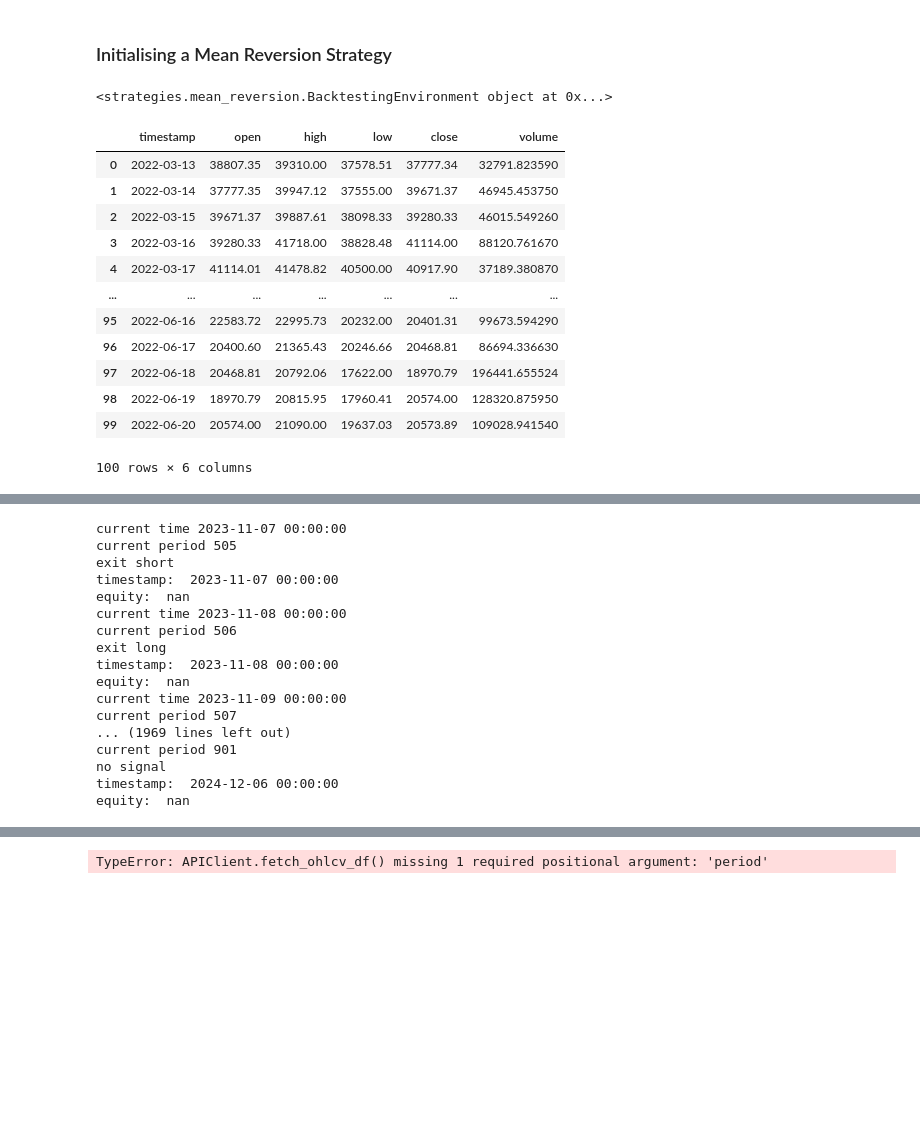
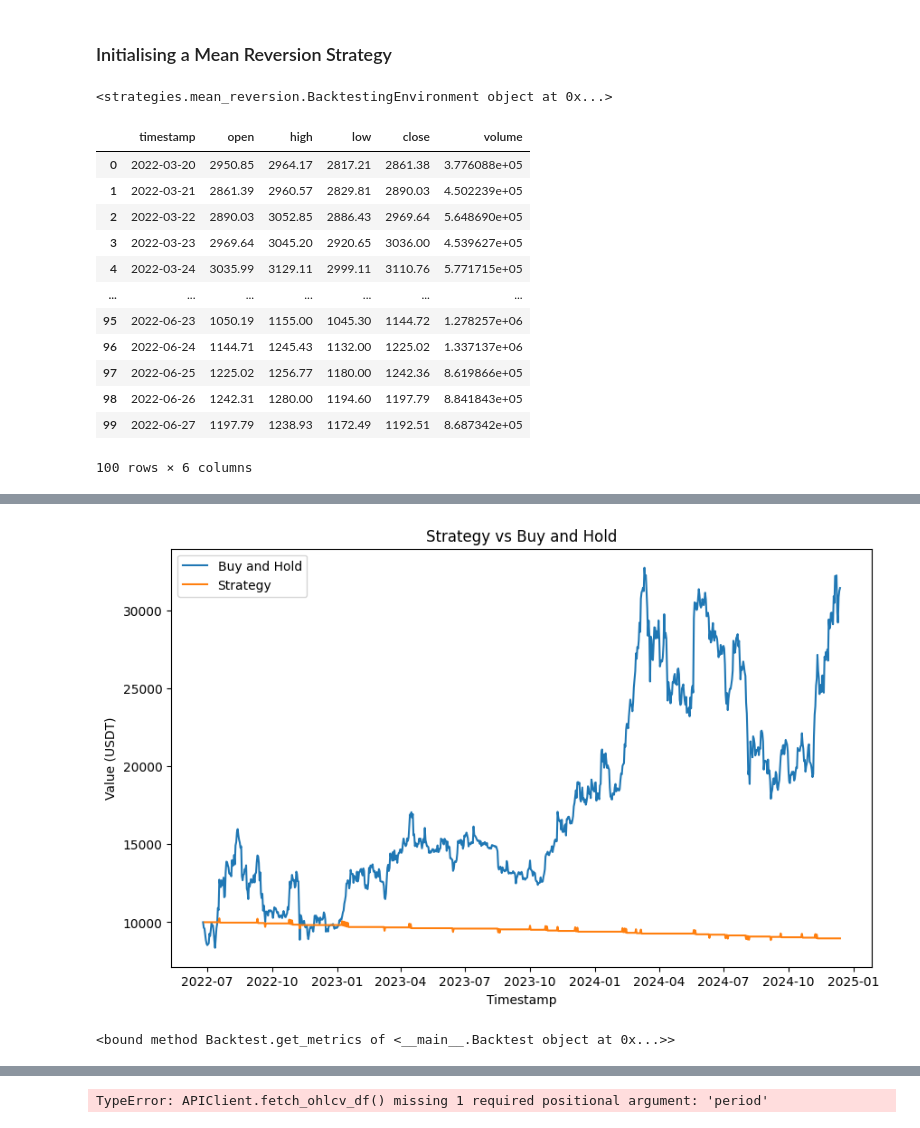
Before and after one commit to fatdadat/trading-algo, a Jupyter notebook: backtesting/backtest.ipynb, the cells around one changed output, grey strips where cells are left out. Cells and saved outputs as stored; diff of their text form; code cells hidden in the pictures; blank space fills up the shorter version.

Commit message:
fixed equity plot

```diff
--- a/backtesting/backtest.ipynb
+++ b/backtesting/backtest.ipynb
@@ -30,6 +31,8 @@ The autoreload extension is already loaded. To reload it, use:
   %reload_ext autoreload
 # %%
 class Backtest:
+    # TODO: Make strategy class for just buy and hold lol to plot
+    # Make backtest class support different strategies
     def __init__(self, strategy: MeanReversionStrat):
         self.strategy = strategy
         self.equity_curve = [{
@@ -39,12 +42,19 @@ class Backtest:
 
     def run(self):
         #make for loop until no more data left with update period function
+        trade_file_path = 'trades/mean_reversion_trades.csv'
+        if Path(trade_file_path).exists():
+            with open(trade_file_path, 'w') as file:
+                file.write('')
+
         while self.strategy.env.get_current_data() is not None:
             signal = self.strategy.gen_signal()
 
             # yea this is stupid but for readability
             if signal != "flat":
                 trade = self.strategy.enter_position(signal)
+                print("SL Dist: ", self.strategy.sl_dist(signal))
+                print("Position size: ", self.strategy.pos_size)
                 self.strategy.save_trade(trade, 'trades/mean_reversion_trades.csv')
 
             # self.times.append(self.strategy.env.get_current_time())
@@ -54,13 +64,37 @@ class Backtest:
             })
             print('timestamp: ', self.strategy.env.get_current_time())
             print('equity: ', self.strategy.env.get_equity(position=self.strategy.pos, pos_size=self.strategy.pos_size))
+            print('balance: ', self.strategy.env.get_balance())
             self.strategy.env.update_period()
 
 
     def plot_equity_curve(self):
         equity_df = pd.DataFrame(self.equity_curve)
-        plt.plot(equity_df['timestamp'], equity_df['equity'])
+        plt.figure(figsize=(10, 6))
+
+        data = self.strategy.env.data
+        initial_btc = INITIAL_BALANCE_USDT/data['close'][len(data)-len(equity_df)]
+        print("BRUHHHHHH", data['close'][len(data)-len(equity_df)]*initial_btc)
+        plt.plot(data['timestamp'][-len(equity_df):], data['close'][-len(equity_df):]*initial_btc, label='Buy and Hold')
+
+        plt.plot(equity_df['timestamp'], equity_df['equity'], label='Strategy')
+        # plt.plot(data['timestamp'], equity_df['equity'], label='Equity Curve')
+
+
+        plt.xlabel('Timestamp')
+        plt.ylabel('Value (USDT)')
+        plt.title('Strategy vs Buy and Hold')
+        plt.legend()
         plt.show()
+
+    def get_metrics(self):
+        risk_free_rate = 0.0435
+        returns = np.diff(self.equity_curve)
+        avg_return = np.mean(returns)
+        std_dev = np.std(returns)
+
+        sharpe_ratio = (avg_return-risk_free_rate)/std_dev
+        print(f'Sharpe Ratio: {sharpe_ratio}')
 # %% [markdown]
 ### Historical Data Retrieval
 
@@ -71,7 +105,7 @@ from keys import API_KEY, API_SECRET
 client = APIClient(config, API_KEY, API_SECRET)
 client.exchange.enableRateLimit = True
 client.exchange.options['adjustForTimeDifference'] = True
-historical_data = client.fetch_ohlcv_df('BTC/USDT', period=1000)
+historical_data = client.fetch_ohlcv_df('ETH/USDT', period=1000)
 display(historical_data)
 # %% [output]
 |  | timestamp | open | high | low | close | volume |
@@ -90,31 +124,29 @@ display(historical_data)
 # %% [markdown]
 ### Initialising a Mean Reversion Strategy
 # %%
-
-
-
 strategy = MeanReversionStrat(config=config,
                               env_type='backtest',
                               initial_balance=INITIAL_BALANCE_USDT,
                               data=historical_data)
 print(strategy.env)
 display(strategy.env.get_current_data())
 
 first_test = Backtest(strategy)
 first_test.run()
 first_test.plot_equity_curve()
+first_test.get_metrics
 # %% [output]
 <strategies.mean_reversion.BacktestingEnvironment object at 0x...>
 |  | timestamp | open | high | low | close | volume |
-| 0 | 2022-03-13 | 38807.35 | 39310.00 | 37578.51 | 37777.34 | 32791.823590 |
-| 1 | 2022-03-14 | 37777.35 | 39947.12 | 37555.00 | 39671.37 | 46945.453750 |
-| 2 | 2022-03-15 | 39671.37 | 39887.61 | 38098.33 | 39280.33 | 46015.549260 |
-| 3 | 2022-03-16 | 39280.33 | 41718.00 | 38828.48 | 41114.00 | 88120.761670 |
-| 4 | 2022-03-17 | 41114.01 | 41478.82 | 40500.00 | 40917.90 | 37189.380870 |
+| 0 | 2022-03-20 | 2950.85 | 2964.17 | 2817.21 | 2861.38 | 3.776088e+05 |
+| 1 | 2022-03-21 | 2861.39 | 2960.57 | 2829.81 | 2890.03 | 4.502239e+05 |
+| 2 | 2022-03-22 | 2890.03 | 3052.85 | 2886.43 | 2969.64 | 5.648690e+05 |
+| 3 | 2022-03-23 | 2969.64 | 3045.20 | 2920.65 | 3036.00 | 4.539627e+05 |
+| 4 | 2022-03-24 | 3035.99 | 3129.11 | 2999.11 | 3110.76 | 5.771715e+05 |
 | ... | ... | ... | ... | ... | ... | ... |
-| 95 | 2022-06-16 | 22583.72 | 22995.73 | 20232.00 | 20401.31 | 99673.594290 |
-| 96 | 2022-06-17 | 20400.60 | 21365.43 | 20246.66 | 20468.81 | 86694.336630 |
-| 97 | 2022-06-18 | 20468.81 | 20792.06 | 17622.00 | 18970.79 | 196441.655524 |
-| 98 | 2022-06-19 | 18970.79 | 20815.95 | 17960.41 | 20574.00 | 128320.875950 |
-| 99 | 2022-06-20 | 20574.00 | 21090.00 | 19637.03 | 20573.89 | 109028.941540 |
+| 95 | 2022-06-23 | 1050.19 | 1155.00 | 1045.30 | 1144.72 | 1.278257e+06 |
+| 96 | 2022-06-24 | 1144.71 | 1245.43 | 1132.00 | 1225.02 | 1.337137e+06 |
+| 97 | 2022-06-25 | 1225.02 | 1256.77 | 1180.00 | 1242.36 | 8.619866e+05 |
+| 98 | 2022-06-26 | 1242.31 | 1280.00 | 1194.60 | 1197.79 | 8.841843e+05 |
+| 99 | 2022-06-27 | 1197.79 | 1238.93 | 1172.49 | 1192.51 | 8.687342e+05 |
 100 rows × 6 columns
@@ -138,17 +170,2 @@ equity:  nan
+[figure, new version]
-current time 2023-11-07 00:00:00
-current period 505
-exit short
-timestamp:  2023-11-07 00:00:00
-equity:  nan
-current time 2023-11-08 00:00:00
-current period 506
-exit long
-timestamp:  2023-11-08 00:00:00
-equity:  nan
-current time 2023-11-09 00:00:00
-current period 507
-... (1969 lines left out)
-current period 901
-no signal
-timestamp:  2024-12-06 00:00:00
-equity:  nan
+<bound method Backtest.get_metrics of <__main__.Backtest object at 0x...>>
```
Also changed, not shown: parts of 3 cells of this notebook, 3 other files.
